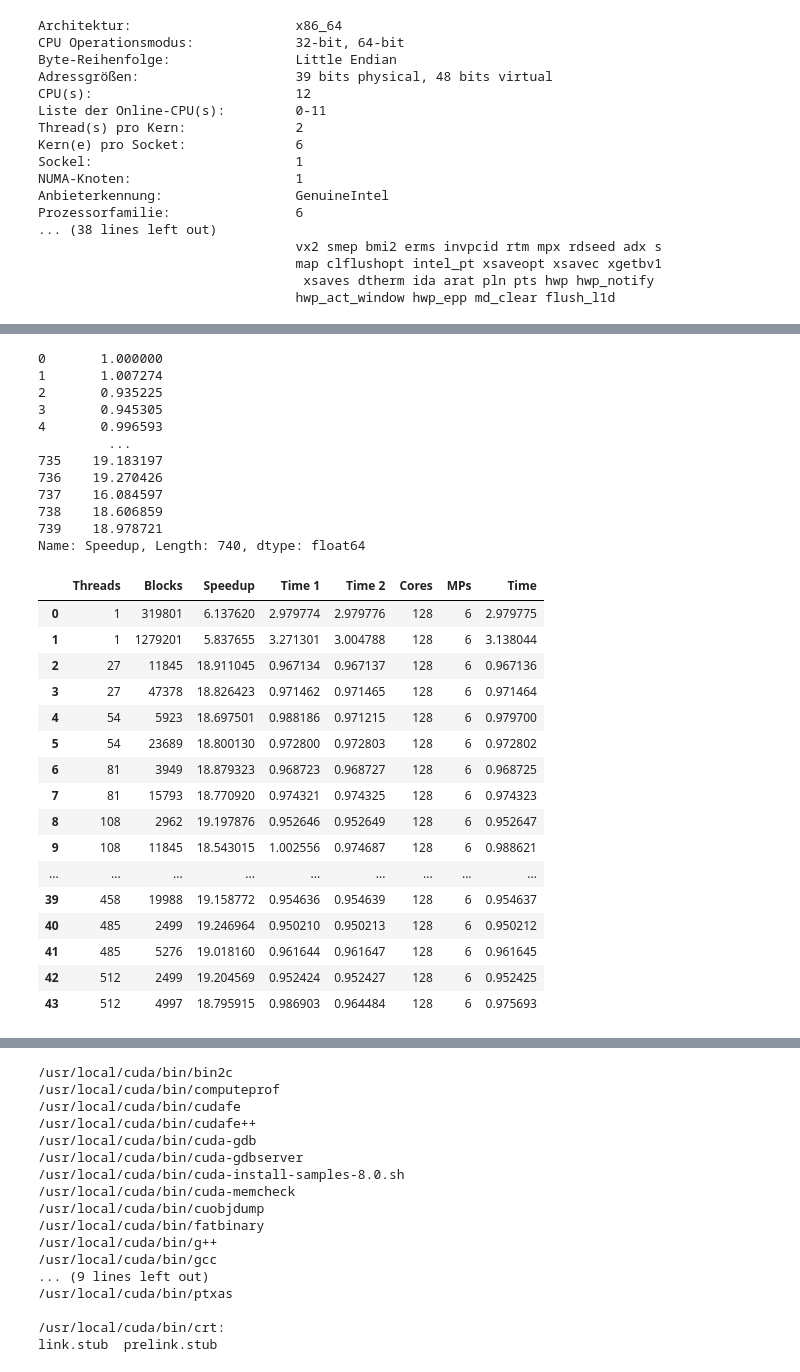
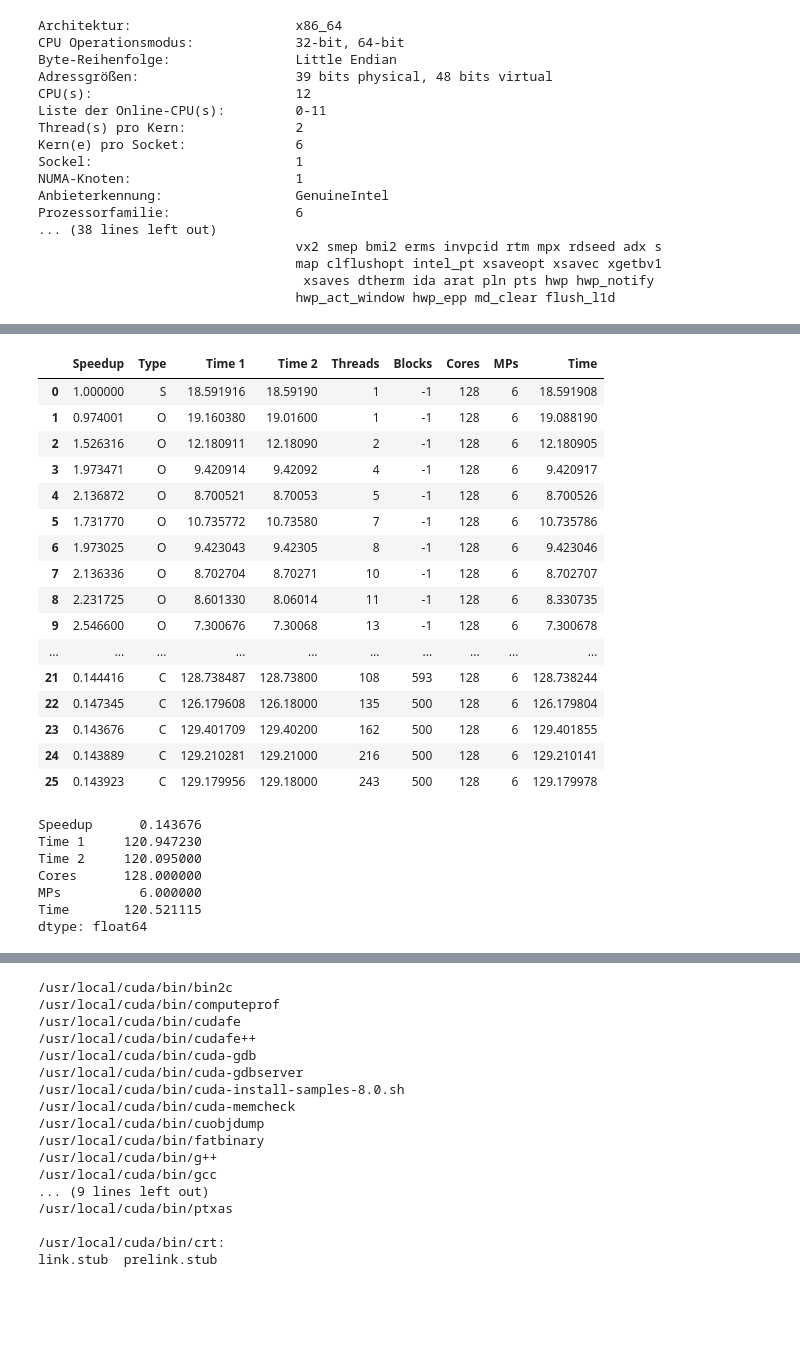
Before and after one commit to fstovarr/face_detection, a Jupyter notebook: face_detection/Analysis.ipynb, the cells around one changed output, grey strips where cells are left out. Drawn from its saved outputs; the diff is of its cells as text; code cells hidden in the pictures; blank space fills up the shorter version.

```diff
--- a/face_detection/Analysis.ipynb
+++ b/face_detection/Analysis.ipynb
@@ -112,40 +116,35 @@ sequential = (df.iloc[0][1] + df.iloc[0][2]) / 2
 df.insert(0, "Speedup", df['Time'].apply(lambda x: float(sequential / float(x)), 0), True)
 df["Speedup"] = df["Speedup"].apply(pd.to_numeric)
 # %%
-df.Speedup
+df
 # %% [output]
-0       1.000000
-1       1.007274
-2       0.935225
-3       0.945305
-4       0.996593
-         ...
-735    19.183197
-736    19.270426
-737    16.084597
-738    18.606859
-739    18.978721
-Name: Speedup, Length: 740, dtype: float64
+|  | Speedup | Type | Time 1 | Time 2 | Threads | Blocks | Cores | MPs | Time |
+| 0 | 1.000000 | S | 18.591916 | 18.59190 | 1 | -1 | 128 | 6 | 18.591908 |
+| 1 | 0.974001 | O | 19.160380 | 19.01600 | 1 | -1 | 128 | 6 | 19.088190 |
+| 2 | 1.526316 | O | 12.180911 | 12.18090 | 2 | -1 | 128 | 6 | 12.180905 |
+| 3 | 1.973471 | O | 9.420914 | 9.42092 | 4 | -1 | 128 | 6 | 9.420917 |
+| 4 | 2.136872 | O | 8.700521 | 8.70053 | 5 | -1 | 128 | 6 | 8.700526 |
+| 5 | 1.731770 | O | 10.735772 | 10.73580 | 7 | -1 | 128 | 6 | 10.735786 |
+| 6 | 1.973025 | O | 9.423043 | 9.42305 | 8 | -1 | 128 | 6 | 9.423046 |
+| 7 | 2.136336 | O | 8.702704 | 8.70271 | 10 | -1 | 128 | 6 | 8.702707 |
+| 8 | 2.231725 | O | 8.601330 | 8.06014 | 11 | -1 | 128 | 6 | 8.330735 |
+| 9 | 2.546600 | O | 7.300676 | 7.30068 | 13 | -1 | 128 | 6 | 7.300678 |
+| ... | ... | ... | ... | ... | ... | ... | ... | ... | ... |
+| 21 | 0.144416 | C | 128.738487 | 128.73800 | 108 | 593 | 128 | 6 | 128.738244 |
+| 22 | 0.147345 | C | 126.179608 | 126.18000 | 135 | 500 | 128 | 6 | 126.179804 |
+| 23 | 0.143676 | C | 129.401709 | 129.40200 | 162 | 500 | 128 | 6 | 129.401855 |
+| 24 | 0.143889 | C | 129.210281 | 129.21000 | 216 | 500 | 128 | 6 | 129.210141 |
+| 25 | 0.143923 | C | 129.179956 | 129.18000 | 243 | 500 | 128 | 6 | 129.179978 |
 # %%
-df[df.Type == running_type].groupby(["Threads", "Blocks"]).mean().reset_index()
+df[df.Type == "C"].groupby(["Threads", "Blocks"]).mean().min()
 # %% [output]
-|  | Threads | Blocks | Speedup | Time 1 | Time 2 | Cores | MPs | Time |
-| 0 | 1 | 319801 | 6.137620 | 2.979774 | 2.979776 | 128 | 6 | 2.979775 |
-| 1 | 1 | 1279201 | 5.837655 | 3.271301 | 3.004788 | 128 | 6 | 3.138044 |
-| 2 | 27 | 11845 | 18.911045 | 0.967134 | 0.967137 | 128 | 6 | 0.967136 |
-| 3 | 27 | 47378 | 18.826423 | 0.971462 | 0.971465 | 128 | 6 | 0.971464 |
-| 4 | 54 | 5923 | 18.697501 | 0.988186 | 0.971215 | 128 | 6 | 0.979700 |
-| 5 | 54 | 23689 | 18.800130 | 0.972800 | 0.972803 | 128 | 6 | 0.972802 |
-| 6 | 81 | 3949 | 18.879323 | 0.968723 | 0.968727 | 128 | 6 | 0.968725 |
-| 7 | 81 | 15793 | 18.770920 | 0.974321 | 0.974325 | 128 | 6 | 0.974323 |
-| 8 | 108 | 2962 | 19.197876 | 0.952646 | 0.952649 | 128 | 6 | 0.952647 |
-| 9 | 108 | 11845 | 18.543015 | 1.002556 | 0.974687 | 128 | 6 | 0.988621 |
-| ... | ... | ... | ... | ... | ... | ... | ... | ... |
-| 39 | 458 | 19988 | 19.158772 | 0.954636 | 0.954639 | 128 | 6 | 0.954637 |
-| 40 | 485 | 2499 | 19.246964 | 0.950210 | 0.950213 | 128 | 6 | 0.950212 |
-| 41 | 485 | 5276 | 19.018160 | 0.961644 | 0.961647 | 128 | 6 | 0.961645 |
-| 42 | 512 | 2499 | 19.204569 | 0.952424 | 0.952427 | 128 | 6 | 0.952425 |
-| 43 | 512 | 4997 | 18.795915 | 0.986903 | 0.964484 | 128 | 6 | 0.975693 |
+Speedup      0.143676
+Time 1     120.947230
+Time 2     120.095000
+Cores      128.000000
+MPs          6.000000
+Time       120.521115
+dtype: float64
 # %%
 running_type = "C"
 df[df.Type == running_type].groupby(["Threads", "Blocks"]).mean().reset_index()[["Threads", "Time", "Speedup"]].plot(x="Threads", y=["Time", "Speedup"], figsize=(7, 5))
```
Also changed, not shown: parts of 3 cells of this notebook, 2 other files.
